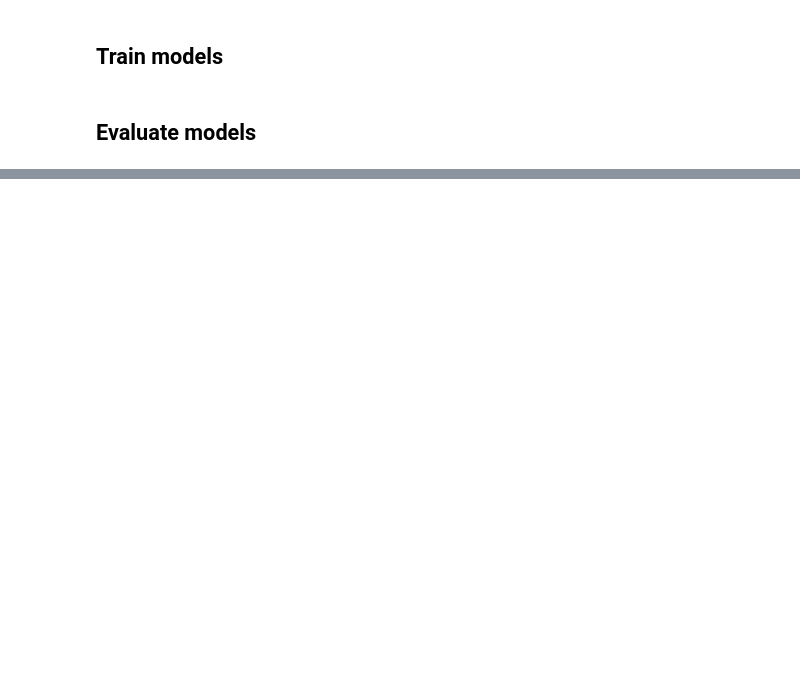
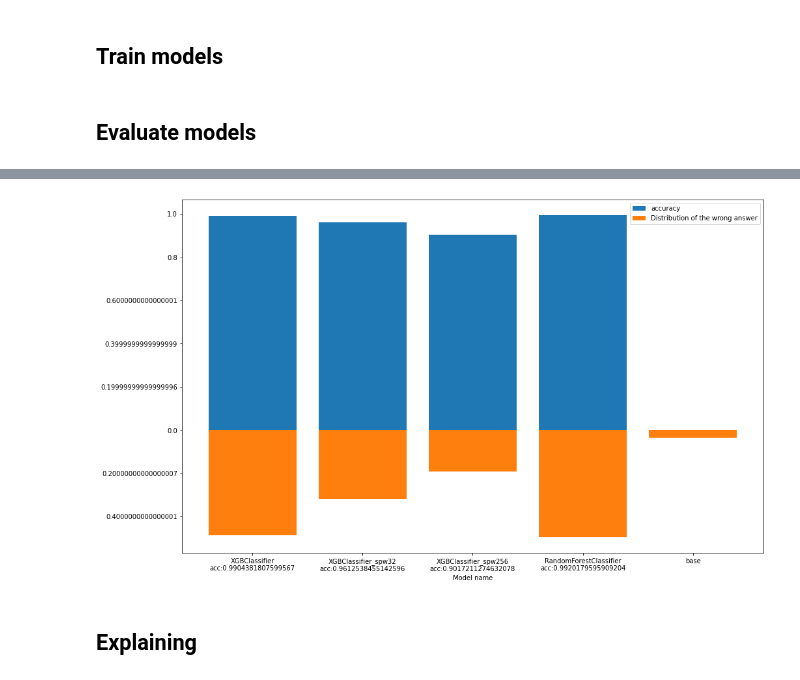
Before and after one commit to wdomitrz/iml-team_3, a Jupyter notebook: hotel_repeated.ipynb, the cells around one changed output, grey strips where cells are left out. Cells and saved outputs as stored; diff of their text form; code cells hidden in the pictures; blank space fills up the shorter version.

```diff
--- a/hotel_repeated.ipynb
+++ b/hotel_repeated.ipynb
@@ -70,7 +79,7 @@ data = process_data(pd.read_csv("hotel_bookings.csv"))
 # %%
 from xgboost import XGBClassifier
 from sklearn.ensemble import RandomForestClassifier
-models = {"XGBClassifier": XGBClassifier(), "XGBClassifier_spw16": XGBClassifier(scale_pos_weight=16.), "XGBClassifier_spw30": XGBClassifier(scale_pos_weight=30.), "RandomForestClassifier": RandomForestClassifier()}
+models = {"XGBClassifier": XGBClassifier(), "XGBClassifier_spw32": XGBClassifier(scale_pos_weight=32.), "XGBClassifier_spw256": XGBClassifier(scale_pos_weight=256.),  "RandomForestClassifier": RandomForestClassifier()}
 # %% [markdown]
 ## Train models
 # %%
@@ -84,10 +103,14 @@ pd.DataFrame(test_y).describe()
 # %%
 from sklearn.metrics import accuracy_score
-for model_name, model in models.items():
-    train_accuracy = accuracy_score(test_y, model.predict(test_x))
-    test_accuracy = accuracy_score(test_y, model.predict(test_x))
-    test_wrong_answer_distribution = pd.DataFrame(test_y[model.predict(test_x) != test_y.values]).describe().loc['mean'].values[0]
-    print("model:", model_name, "\n",
-          "\ttrain acc:", train_accuracy, "\n"
-          "\ttest acc:", test_accuracy, "\n"
-          "\tmean value of the wrong answer for prediction on the test part:", test_wrong_answer_distribution)
+models_summary = {name: {"train_accuracy": accuracy_score(train_y, model.predict(train_x)),
+                         "test_accuracy": accuracy_score(test_y, model.predict(test_x)),
+                         "test_wrong_answer_distribution": test_y[model.predict(test_x) != test_y.values]['is_repeated_guest'].value_counts(normalize=True)[1]}
+                  for name, model in models.items()}
+models_summary['base'] = {"train_accuracy": 0.,
+                         "test_accuracy": 0.,
+                         "test_wrong_answer_distribution": test_y['is_repeated_guest'].value_counts(normalize=True)[1] }
+for name, summary in models_summary.items():
+    print("model:", name, "\n",
+          "\ttrain acc:", summary["train_accuracy"], "\n"
+          "\ttest acc:", summary["test_accuracy"], "\n"
+          "\tmean value of the wrong answer for prediction on the test part:", summary["test_wrong_answer_distribution"])
@@ -93,0 +138,18 @@ for model_name, model in models.items():
+# %%
+fig, ax = plt.subplots(figsize=(16,10))
+labels = list(map(lambda name_summary: name_summary[0] if name_summary[0] == 'base' else name_summary[0] + "\nacc:" + str(name_summary[1]['test_accuracy']), models_summary.items()))
+ax.bar(labels, list(map(lambda summary: summary['test_accuracy'], models_summary.values())), label="accuracy")
+ax.bar(labels, list(map(lambda summary: (-1)* summary['test_wrong_answer_distribution'], models_summary.values())), label="Distribution of the wrong answer")
+
+# Formatting x labels
+plt.xlabel('Model name')
+plt.legend()
+# Use absolute value for y-ticks
+ticks =  ax.get_yticks()
+ax.set_yticklabels([abs(tick) for tick in ticks])
+
+plt.show()
+# %% [output]
+[figure, added]
+# %% [markdown]
+## Explaining
```
Also changed, not shown: parts of 18 cells of this notebook.
